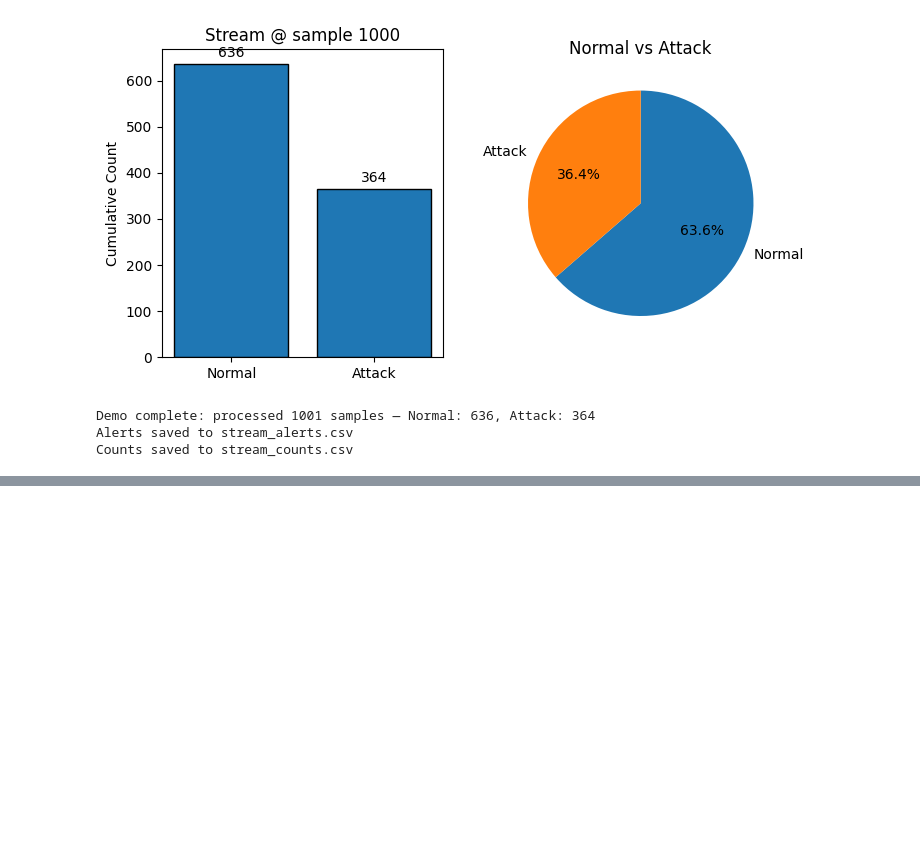
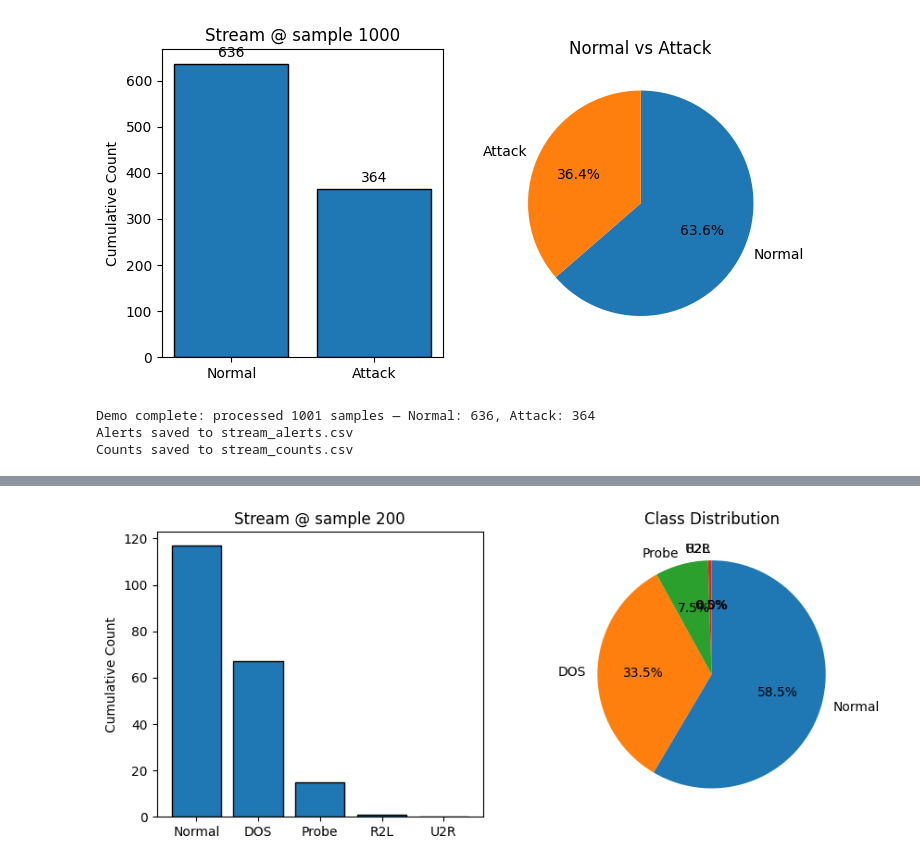
Before and after one commit to ksahil22/smart-intrusion-detection-system, a Jupyter notebook: AI_IDS.ipynb, the cells around one changed output, grey strips where cells are left out. Cells and saved outputs as stored; diff of their text form; code cells hidden in the pictures; blank space fills up the shorter version.

```diff
--- a/AI_IDS.ipynb
+++ b/AI_IDS.ipynb
@@ -508,0 +713,88 @@ Counts saved to stream_counts.csv
+# %%
+import pandas as pd
+import numpy as np
+import time
+import matplotlib.pyplot as plt
+from IPython.display import display
+from tensorflow.keras.models import load_model
+from sklearn.metrics import confusion_matrix, ConfusionMatrixDisplay
+
+# Load model
+MODEL_PATH = '/content/final_kdd_dl_model.h5'
+model = load_model(MODEL_PATH)
+
+# Class names (adjust based on your label encoding)
+class_names = ['Normal', 'DOS', 'Probe', 'R2L', 'U2R']
+
+# Attack severity mapping (customize as needed)
+severity_map = {
+    'Normal': 'Low',
+    'DOS': 'High',
+    'Probe': 'Mid',
+    'R2L': 'High',
+    'U2R': 'High'
+}
+
+# Config
+STREAM_CAP = 1000
+DELAY_SEC = 0.05
+PRINT_EVERY = 200
+
+# Results tracking
+alerts_df = pd.DataFrame(columns=['stream_idx', 'test_idx', 'timestamp', 'protocol', 'prediction', 'severity'])
+counts = {label: 0 for label in class_names}
+y_true_all, y_pred_all = [], []
+
+print(f"Starting streaming up to {STREAM_CAP} samples...\n")
+
+for i, (idx, row) in enumerate(X_test.iterrows(), start=1):
+    if i > STREAM_CAP:
+        break
+
+    # Predict
+    probs = model.predict(row.values.reshape(1, -1), verbose=0)
+    pred_class_idx = np.argmax(probs)
+    pred_class = class_names[pred_class_idx]
+    severity = severity_map[pred_class]
+    ts = time.strftime('%Y-%m-%d %H:%M:%S')
+
+    # Real protocol type from data
+    protocol = X_test_raw.loc[idx, 'protocol_type']
+
+    # Print streaming simulation info
+    print(f"[{ts}] STREAM #{i} | Protocol: {protocol} | Predicted: {pred_class} | Severity: {severity}")
+
+    # Save for analysis
+    y_true_all.append(class_names[y_test[idx]])
+    y_pred_all.append(pred_class)
+    alerts_df.loc[len(alerts_df)] = [i, idx, ts, protocol, pred_class, severity]
+
+    counts[pred_class] += 1
+
+    # Show chart every PRINT_EVERY
+    if i % PRINT_EVERY == 0 or i == STREAM_CAP:
+        fig, (ax_bar, ax_pie) = plt.subplots(1, 2, figsize=(10, 4))
+        ax_bar.bar(counts.keys(), counts.values(), edgecolor='k')
+        ax_bar.set_ylabel('Cumulative Count')
+        ax_bar.set_title(f'Stream @ sample {i}')
+
+        ax_pie.pie(counts.values(), labels=counts.keys(), autopct='%1.1f%%',
+                   startangle=90, counterclock=False)
+        ax_pie.set_title('Class Distribution')
+
+        display(fig)
+        plt.close(fig)
+
+    time.sleep(DELAY_SEC)
+
+# Confusion matrix
+print("\nStreaming complete.\nGenerating confusion matrix...\n")
+cm = confusion_matrix(y_true_all, y_pred_all, labels=class_names)
+disp = ConfusionMatrixDisplay(confusion_matrix=cm, display_labels=class_names)
+disp.plot(cmap='Blues', xticks_rotation=45)
+plt.title('Confusion Matrix')
+plt.show()
+
+# Save
+alerts_df.to_csv("alerts_stream.csv", index=False)
+# %% [output]
@@ -508,0 +819 @@ Counts saved to stream_counts.csv
+[figure, added]
```
Also changed, not shown: parts of 11 cells of this notebook.
